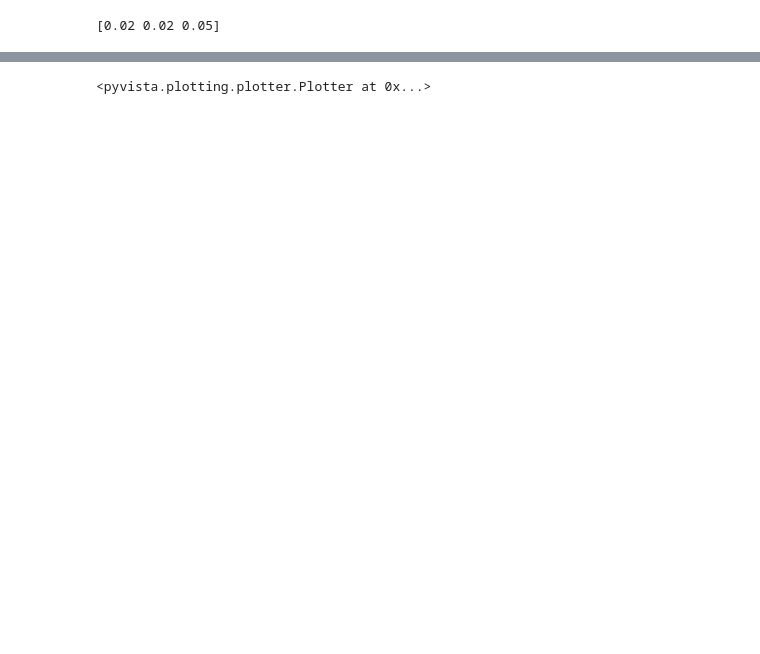
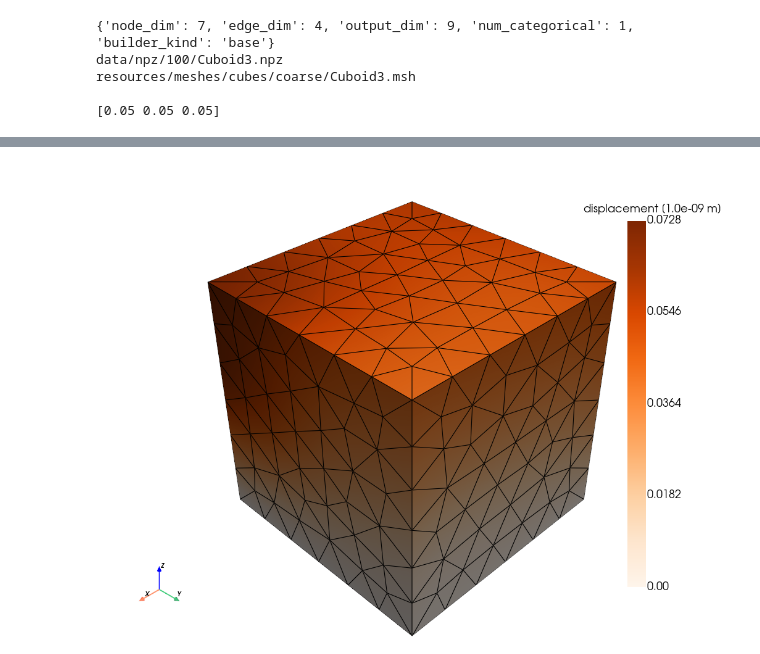
Before and after one commit to bugartlan/meshnet, a Jupyter notebook: examples/graph.ipynb, the cells around one changed output, grey strips where cells are left out. Drawn from its saved outputs; the diff is of its cells as text; code cells hidden in the pictures; blank space fills up the shorter version.

```diff
--- a/examples/graph.ipynb
+++ b/examples/graph.ipynb
@@ -7,19 +7,32 @@ import torch
 
 from meshnet.utils.mesh import Mesh
 
-filepath = "data/train/cubes/100/Cuboid2.pt"
+filepath = "data/pt/20/Cuboid3.pt"
 
 data = torch.load(filepath, weights_only=False)
+
+params = data["params"]
 graphs = data["graphs"]
+mesh_path = data["mesh_path"]
+source_path = data["source_path"]
+
+print(params)
+print(source_path)
+print(mesh_path)
+
 
 mesh = Mesh.read(data["mesh_path"])
 print(mesh.surface.extents)
 # %% [output]
-[0.02 0.02 0.05]
+{'node_dim': 7, 'edge_dim': 4, 'output_dim': 9, 'num_categorical': 1, 'builder_kind': 'base'}
+data/npz/100/Cuboid3.npz
+resources/meshes/cubes/coarse/Cuboid3.msh
+
+[0.05 0.05 0.05]
 # %%
 from meshnet.mgn.graph_visualizer import GraphVisualizer
 
-g = graphs[10]
+g = graphs[17]
 
 visualizer = GraphVisualizer(mesh.surface)
 visualizer.displacement(g)
@@ -28,4 +41,4 @@ Widget(value='<iframe src="http://localhost:34833/index.html?ui=P_0x783e3421e4e0
-<pyvista.plotting.plotter.Plotter at 0x...>
+[figure, added]
 # %%
 visualizer.von_mises(g)
 # %% [output]
```
Also changed, not shown: parts of 3 cells of this notebook, 5 other files.
